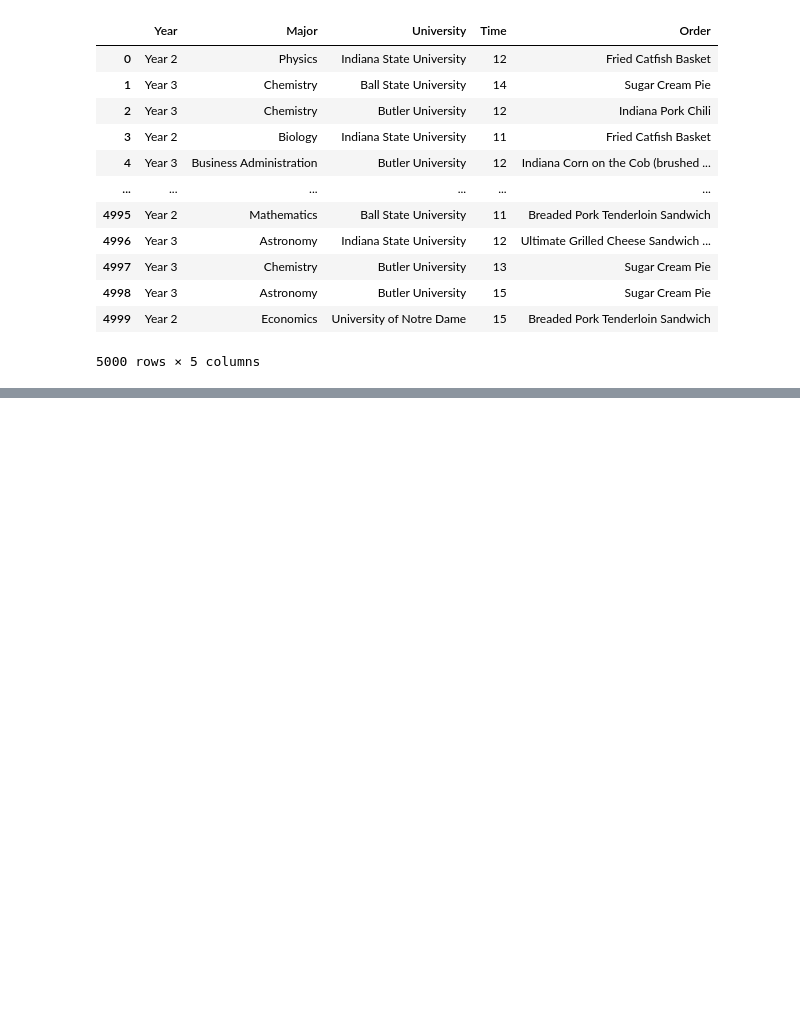
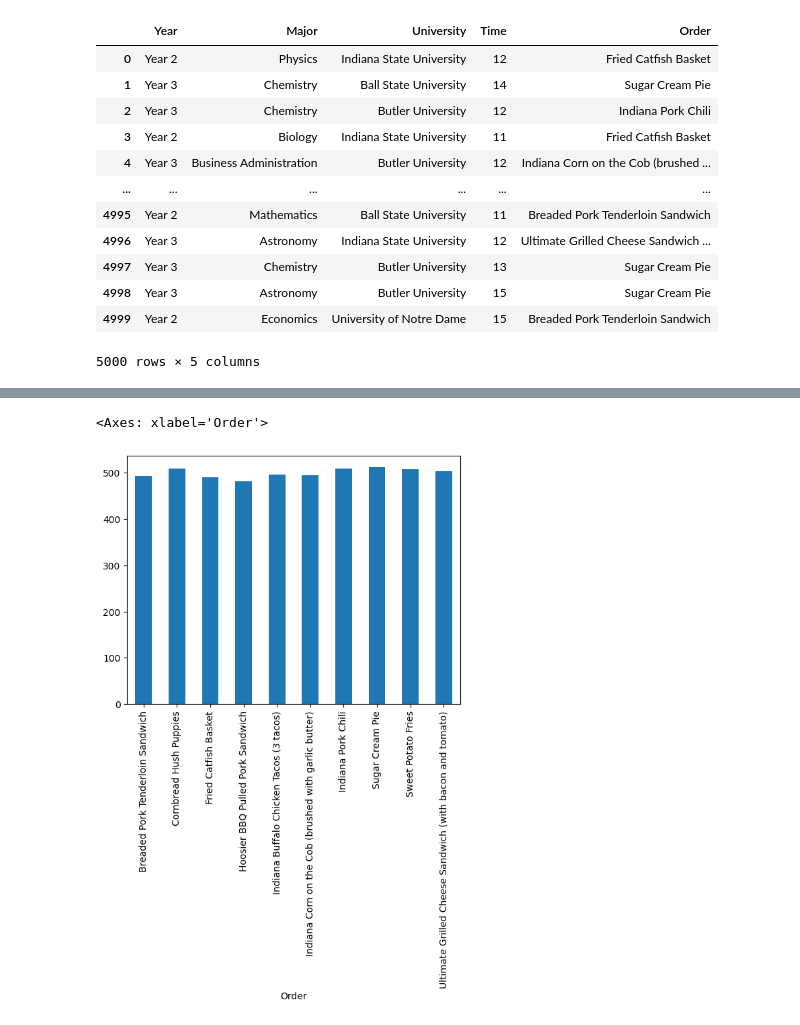
Before and after one commit to louis-kiyus/Xtern-23-food-truck, a Jupyter notebook: food-truck.ipynb, the cells around one changed output, grey strips where cells are left out. Saved outputs shown, nothing was run; the diff lists cells and outputs as text; code cells hidden in the pictures; blank space fills up the shorter version.

```diff
--- a/food-truck.ipynb
+++ b/food-truck.ipynb
@@ -21,0 +62,5 @@ content
+# %%
+content.groupby('Order').size().plot(kind='bar')
+# %% [output]
+<Axes: xlabel='Order'>
+[figure, added]
```
Also changed, not shown: parts of 9 cells of this notebook.
